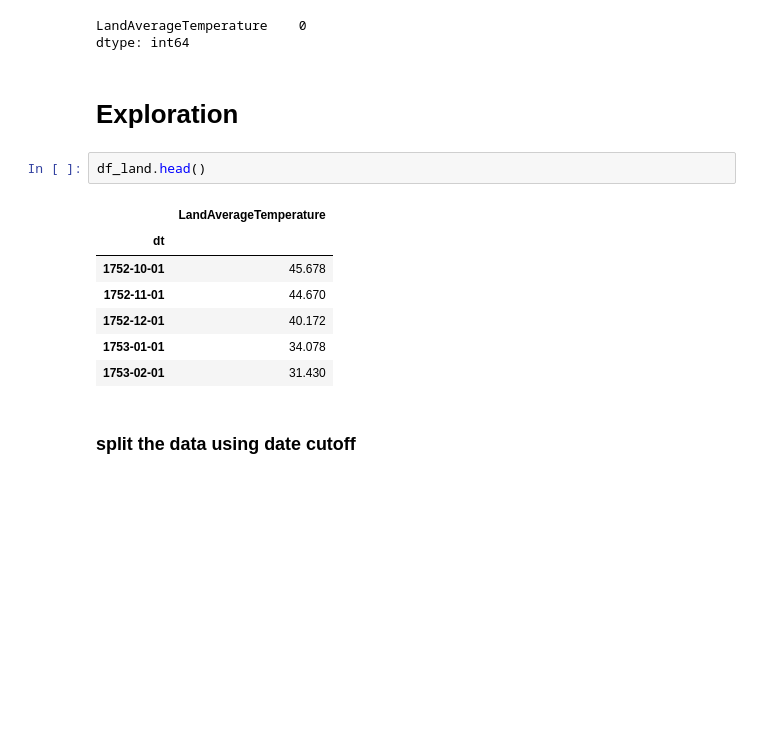
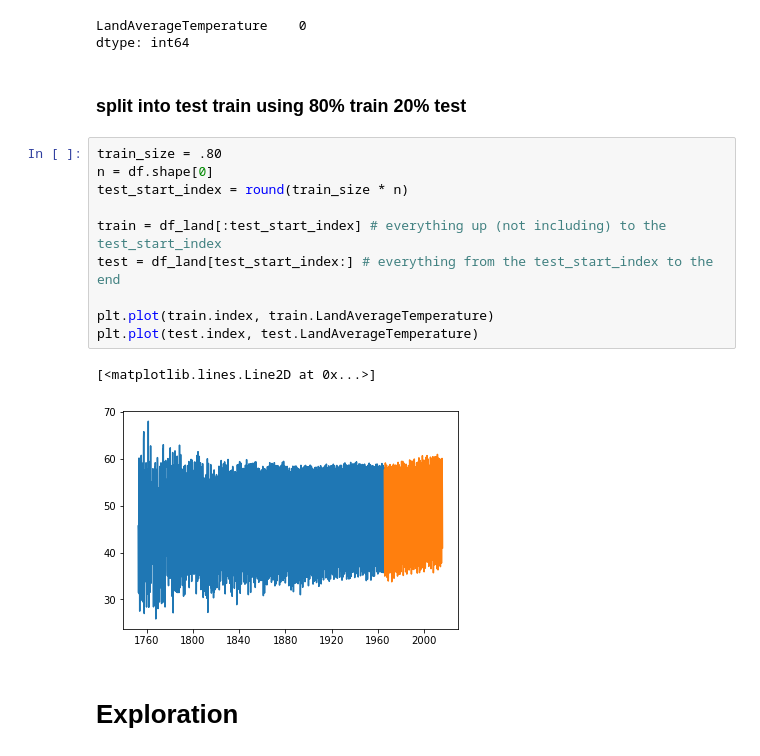
Before and after one commit to Johndsalas/earths_temperature_time_series, a Jupyter notebook: main_notebook.ipynb, the cells around one changed output. Saved outputs shown, nothing was run; the diff lists cells and outputs as text; blank space fills up the shorter version.

Commit message:
split data for one of the two dataframes

```diff
--- a/main_notebook.ipynb
+++ b/main_notebook.ipynb
@@ -197,17 +207,20 @@ df_land.isnull().sum()
 # %% [output]
 LandAverageTemperature    0
 dtype: int64
+# %% [markdown]
+### split into test train using 80% train 20% test
+# %%
+train_size = .80
+n = df.shape[0]
+test_start_index = round(train_size * n)
+
+train = df_land[:test_start_index] # everything up (not including) to the test_start_index
+test = df_land[test_start_index:] # everything from the test_start_index to the end
+
+plt.plot(train.index, train.LandAverageTemperature)
+plt.plot(test.index, test.LandAverageTemperature)
+# %% [output]
+[<matplotlib.lines.Line2D at 0x...>]
+[figure, added]
 # %% [markdown]
 # Exploration
-# %%
-df_land.head()
-# %% [output]
-|  | LandAverageTemperature |
-| dt |  |
-| 1752-10-01 | 45.678 |
-| 1752-11-01 | 44.670 |
-| 1752-12-01 | 40.172 |
-| 1753-01-01 | 34.078 |
-| 1753-02-01 | 31.430 |
-# %% [markdown]
-### split the data using date cutoff
```
Also changed, not shown: parts of 1 cell of this notebook.
